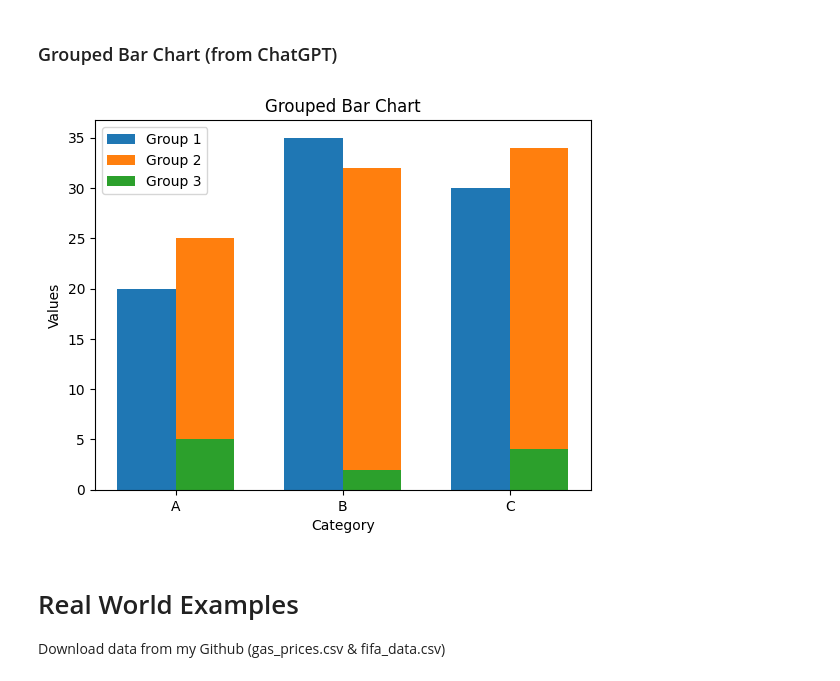
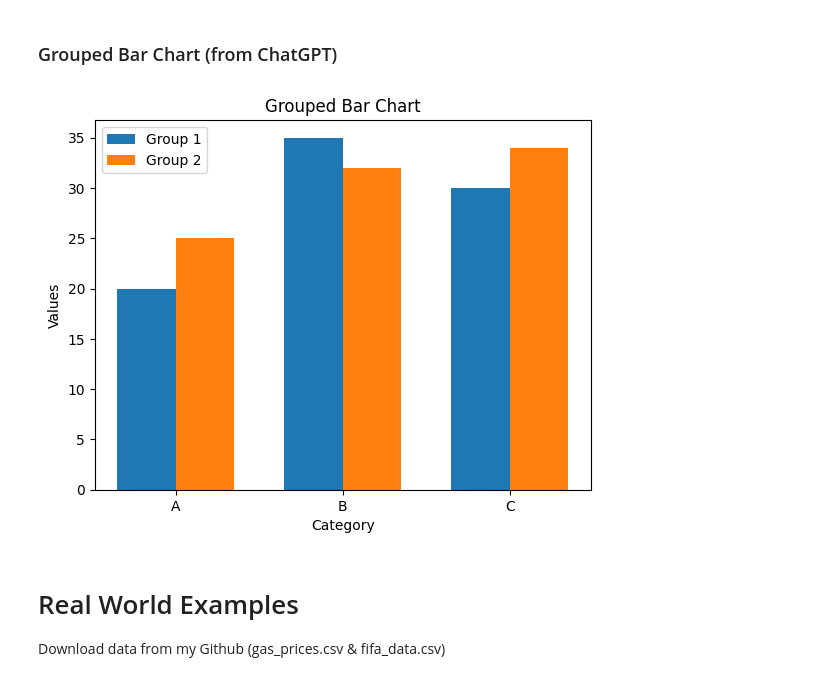
Before and after one commit to sinharaksh1t/jupyter, a Jupyter notebook: Matplotlib Tutorial.ipynb, the cells around one changed output. Saved outputs shown, nothing was run; the diff lists cells and outputs as text; code cells hidden in the pictures.

Commit message:
Fixed the Bar graph example from chatgpt

```diff
--- a/Matplotlib Tutorial.ipynb
+++ b/Matplotlib Tutorial.ipynb
@@ -130,36 +130,34 @@ data = {
     'Category': ['A', 'B', 'C'],
     'Group1': [20, 35, 30],
     'Group2': [25, 32, 34],
-    'Group3': [5, 2, 4]
 }
 
 # Create DataFrame
 df = pd.DataFrame(data)
 
 # Set up the figure and axes
 fig, ax = plt.subplots()
 
 # Number of categories and groups
 categories = df['Category']
 x = np.arange(len(categories))
 bar_width = 0.35
 
 # Plot bars for each group
 ax.bar(x - bar_width / 2, df['Group1'], width=bar_width, label='Group 1')
 ax.bar(x + bar_width / 2, df['Group2'], width=bar_width, label='Group 2')
-ax.bar(x + bar_width / 2, df['Group3'], width=bar_width, label='Group 3')
 
 # Labeling
 ax.set_xlabel('Category')
 ax.set_ylabel('Values')
 ax.set_title('Grouped Bar Chart')
 ax.set_xticks(x)
 ax.set_xticklabels(categories)
 ax.legend()
 
 plt.show()
 # %% [output]
-[figure, old version]
+[figure, new version]
 # %% [markdown]
 # Real World Examples
 Download data from my Github (gas_prices.csv & fifa_data.csv)
```
